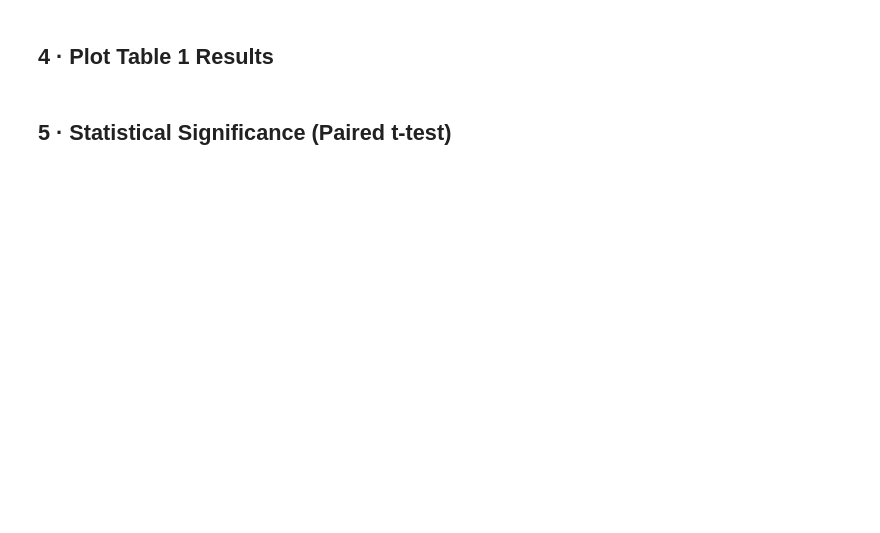
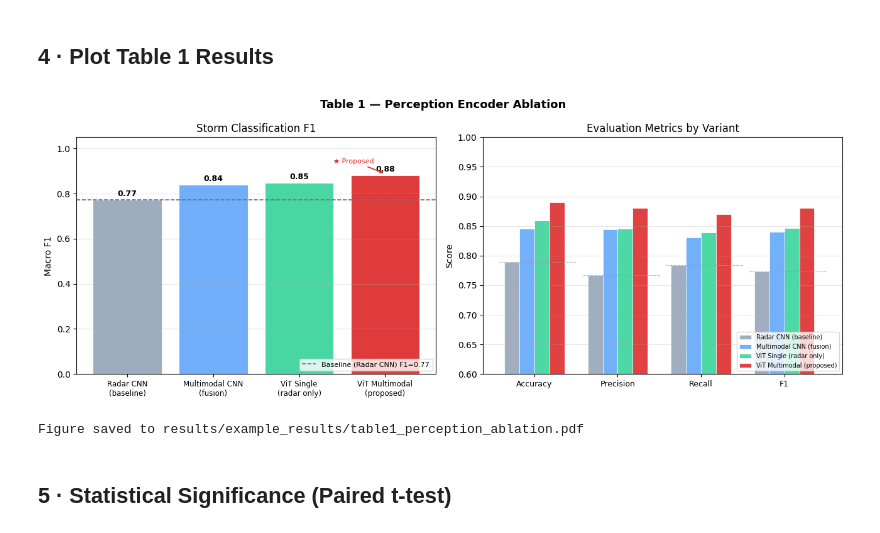
Before and after one commit to aliakarma/agentic-weather-rl, a Jupyter notebook: notebooks/colab_perception.ipynb, the cells around one changed output. Cells and saved outputs as stored; diff of their text form; code cells hidden in the pictures; blank space fills up the shorter version.

```diff
--- a/notebooks/colab_perception.ipynb
+++ b/notebooks/colab_perception.ipynb
@@ -146,19 +185,19 @@ EXPECTED_F1 = {
     "vit_multimodal": 0.88,
 }
 
-variant_results = {}
+variant_results   = {}
 variant_histories = {}
 
 for variant in VARIANTS:
-    print(f"\n{'─'*55}")
-    print(f"  Variant: {variant}  (expected F1 ≈ {EXPECTED_F1[variant]})")
-    print(f"{'─'*55}")
+    print(f"\n{chr(9472)*55}")
+    print(f"  Variant: {variant}  (expected F1 \u2248 {EXPECTED_F1[variant]})")
+    print(f"{chr(9472)*55}")
 
     ckpt = f"{CHECKPOINT_DIR}/perception_encoder_{variant}.npz"
-    t0 = time.time()
+    t0   = time.time()
 
     extra = ["--use_sample"] if not USE_FULL_SEVIR else []
-    cmd = [
+    cmd   = [
         sys.executable, "-m", "src.models.vit_encoder",
         "--mode",       "train",
         "--data_dir",   DATA_DIR,
@@ -170,12 +209,18 @@ for variant in VARIANTS:
         "--model_type", variant,
     ] + extra
 
-    result = subprocess.run(cmd, capture_output=False, text=True)
+    # capture_output=True so Colab shows the training logs in the cell output
+    result  = subprocess.run(cmd, capture_output=True, text=True, cwd=REPO_ROOT)
     elapsed = time.time() - t0
+
+    print(result.stdout)          # show all training logs
+    if result.stderr.strip():
+        print(result.stderr[-500:])   # show any errors
+
     if result.returncode != 0:
-        print(f"  ✗ Training failed for {variant}")
+        print(f"  ✘ Training failed for {variant}")
     else:
         print(f"  Training time: {elapsed/60:.1f} min")
     variant_results[variant] = {"checkpoint": ckpt, "elapsed": elapsed}
 
-print("\nAll variants trained.")
+print("All variants trained.")
@@ -242,14 +328,10 @@ import matplotlib.patches as mpatches
 import numpy as np
 
 VARIANT_LABELS = {
-    "radar_cnn":      "Radar CNN
-(baseline)",
-    "multimodal_cnn": "Multimodal CNN
-(fusion)",
-    "vit_single":     "ViT Single
-(radar only)",
-    "vit_multimodal": "ViT Multimodal
-(proposed)",
+    "radar_cnn":      "Radar CNN\n(baseline)",
+    "multimodal_cnn": "Multimodal CNN\n(fusion)",
+    "vit_single":     "ViT Single\n(radar only)",
+    "vit_multimodal": "ViT Multimodal\n(proposed)",
 }
 
 variants  = list(VARIANTS)
@@ -297,35 +379,37 @@ ax1.grid(axis="y", alpha=0.3)
 ax2 = axes[1]
 metrics_names = ["Accuracy", "Precision", "Recall", "F1"]
 ours_vals = [
     [ours_acc[i], ours_prec[i], ours_rec[i], ours_f1[i]]
     for i in range(len(variants))
 ]
 bar_w = 0.18
 xs = np.arange(len(metrics_names))
 for idx, (v, vals) in enumerate(zip(variants, ours_vals)):
     ax2.bar(xs + idx * bar_w, vals, bar_w,
-            label=VARIANT_LABELS[v].replace("
-", " "),
+            label=VARIANT_LABELS[v].replace("\n", " "),
             color=COLORS[idx], alpha=0.88, edgecolor="white", linewidth=0.6)
 
 ax2.set_xticks(xs + bar_w * (len(variants) - 1) / 2)
 ax2.set_xticklabels(metrics_names, fontsize=9)
 ax2.set_ylabel("Score")
 ax2.set_title("Evaluation Metrics by Variant")
 ax2.set_ylim(0.60, 1.0)   # tighter y-axis to show differences clearly
 ax2.legend(fontsize=7, loc="lower right")
 ax2.grid(axis="y", alpha=0.3)
 
 # Baseline reference line on panel 2 as well
 for metric_idx, baseline_val in enumerate([ours_acc[0], ours_prec[0], ours_rec[0], ours_f1[0]]):
     ax2.plot([metric_idx - 0.15, metric_idx + 4*bar_w + 0.05],
              [baseline_val, baseline_val],
              ls="--", color="#94A3B8", lw=0.8, alpha=0.7)
 
 plt.tight_layout()
 plt.savefig(f"{RESULTS_DIR}/table1_perception_ablation.pdf", bbox_inches="tight", dpi=150)
 plt.show()
 print("Figure saved to results/example_results/table1_perception_ablation.pdf")
+# %% [output]
+[figure, added]
+Figure saved to results/example_results/table1_perception_ablation.pdf
 # %% [markdown]
 ## 5 · Statistical Significance (Paired t-test)
 # %%
```
Also changed, not shown: parts of 7 cells of this notebook, 6 other files.
